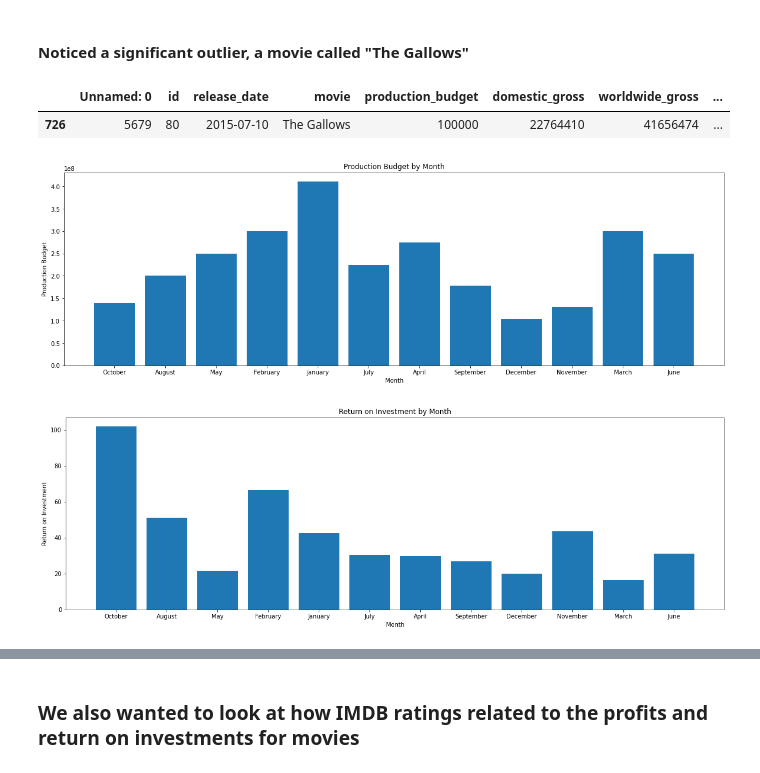
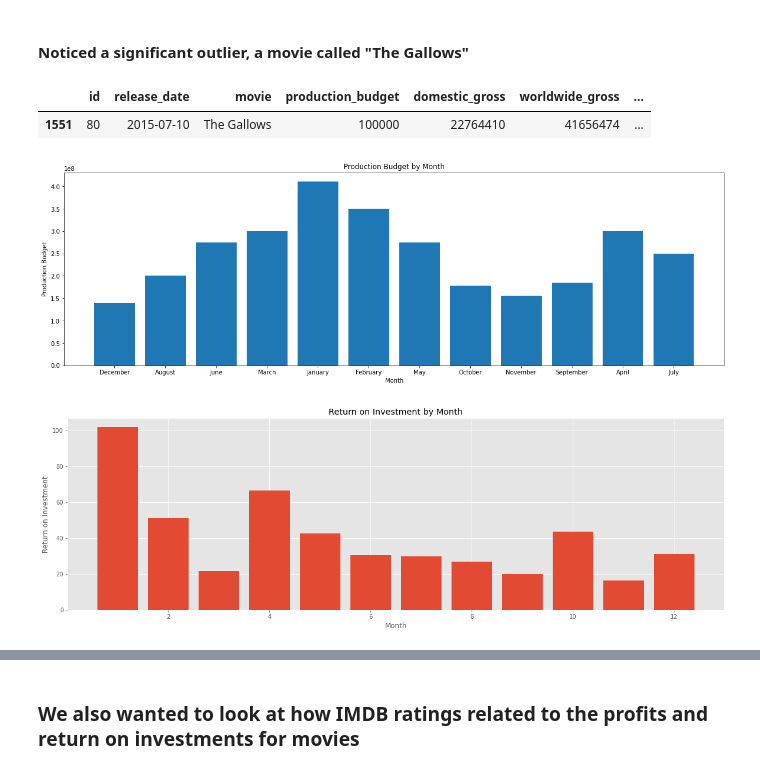
Before and after one commit to LydiaCuffman/film-investment-project, a Jupyter notebook: dsc-phase-2-project-v3-main/Em_scratch.ipynb, the cells around one changed output, grey strips where cells are left out. Cells and saved outputs as stored; diff of their text form; code cells hidden in the pictures.

Commit message:
recent notebook changes

```diff
--- a/dsc-phase-2-project-v3-main/Em_scratch.ipynb
+++ b/dsc-phase-2-project-v3-main/Em_scratch.ipynb
@@ -173,4 +177,4 @@ budget_cleaned = pd.read_csv('zippedData/success.csv')
 # %%
 #removing duplicates from the movie title column in each dataframe before merging them
 imdb_ratings = imdb_ratings.drop_duplicates(subset=['primary_title'])
-budget_cleaned = budget_cleaned.drop_duplicates(subset=['movie'])
+budget_recent = budget_recent.drop_duplicates(subset=['movie'])
@@ -208,7 +212,7 @@ imdb_ratings
 69993 rows × 7 columns
 # %%
 #merge imdb data with our movie budget data
-all_movie_data = pd.merge(budget_cleaned, imdb_ratings, left_on='movie', right_on='primary_title', how='inner')
+all_movie_data = pd.merge(budget_recent, imdb_ratings, left_on='movie', right_on='primary_title', how='inner')
 # %%
 all_movie_data
 # %% [output]
@@ -271,11 +275,14 @@ all_movie_data
 #The Gallows data
 all_movie_data.loc[all_movie_data["movie"]=="The Gallows"]
 # %% [output]
-|  | Unnamed: 0 | id | release_date | movie | production_budget | domestic_gross | worldwide_gross | ... |
-| 726 | 5679 | 80 | 2015-07-10 | The Gallows | 100000 | 22764410 | 41656474 | ... |
+|  | id | release_date | movie | production_budget | domestic_gross | worldwide_gross | ... |
+| 1551 | 80 | 2015-07-10 | The Gallows | 100000 | 22764410 | 41656474 | ... |
 # %%
 #drop outlier before we do analysis
-all_movie_data=all_movie_data.drop(labels=726, axis=0)
+movie_title_to_drop = 'The Gallows'
+all_movie_data = all_movie_data.drop(
+    all_movie_data[all_movie_data['movie'] == movie_title_to_drop].index,
+    axis=0)
 # %%
 # Create the bar chart
 plt.figure(figsize=(20, 6))
@@ -294,21 +301,20 @@ plt.xticks(all_movie_data['release_month'].unique(), month_names)
 
 plt.show()
 # %% [output]
-[figure, old version]
+[figure, new version]
 # %%
 # Bar chart of return on investment by month
 plt.figure(figsize=(20, 6))
 plt.bar(all_movie_data['release_month'], all_movie_data['return_on_investment'])
 
 plt.xlabel('Month')
 plt.ylabel('Return on Investment')
 plt.title('Return on Investment by Month')
 
 # Customize the x-axis ticks with month names
-month_names = ['January', 'February', 'March', 'April', 'May', 'June', 'July', 'August', 'September', 'October', 'November', 'December']
-plt.xticks(all_movie_data['release_month'].unique(), month_names)
+
 
 
 plt.show()
 # %% [output]
-[figure, old version]
+[figure, new version]
```
Also changed, not shown: parts of 34 cells of this notebook, 1 other file.
